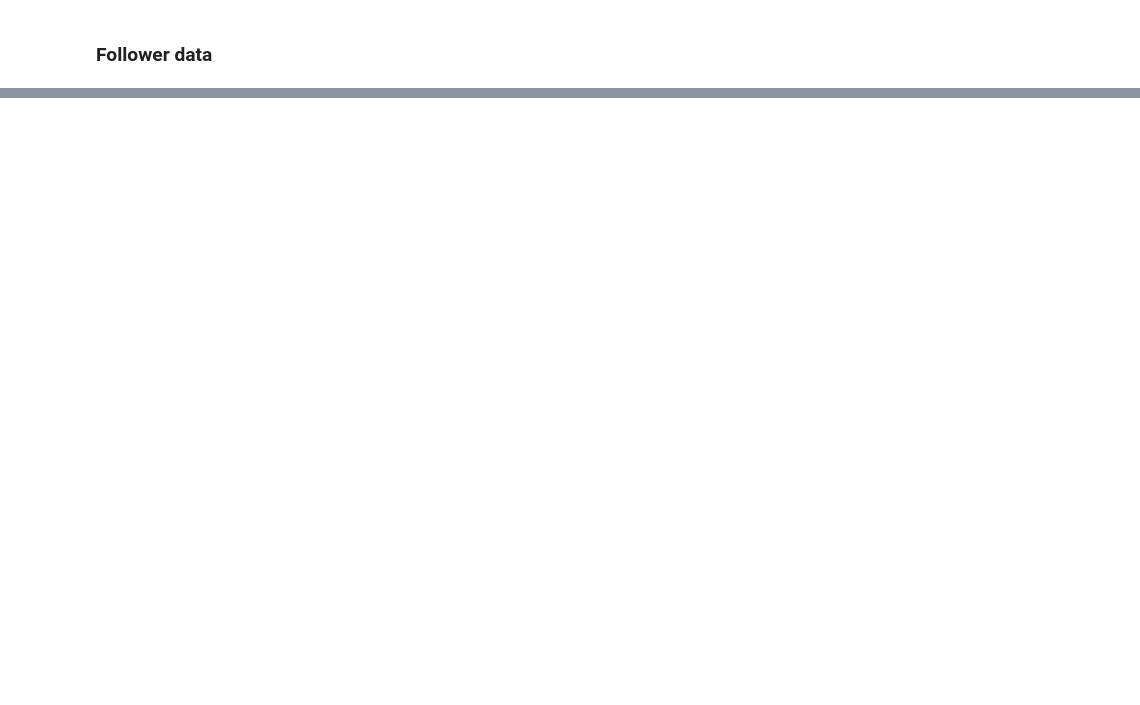
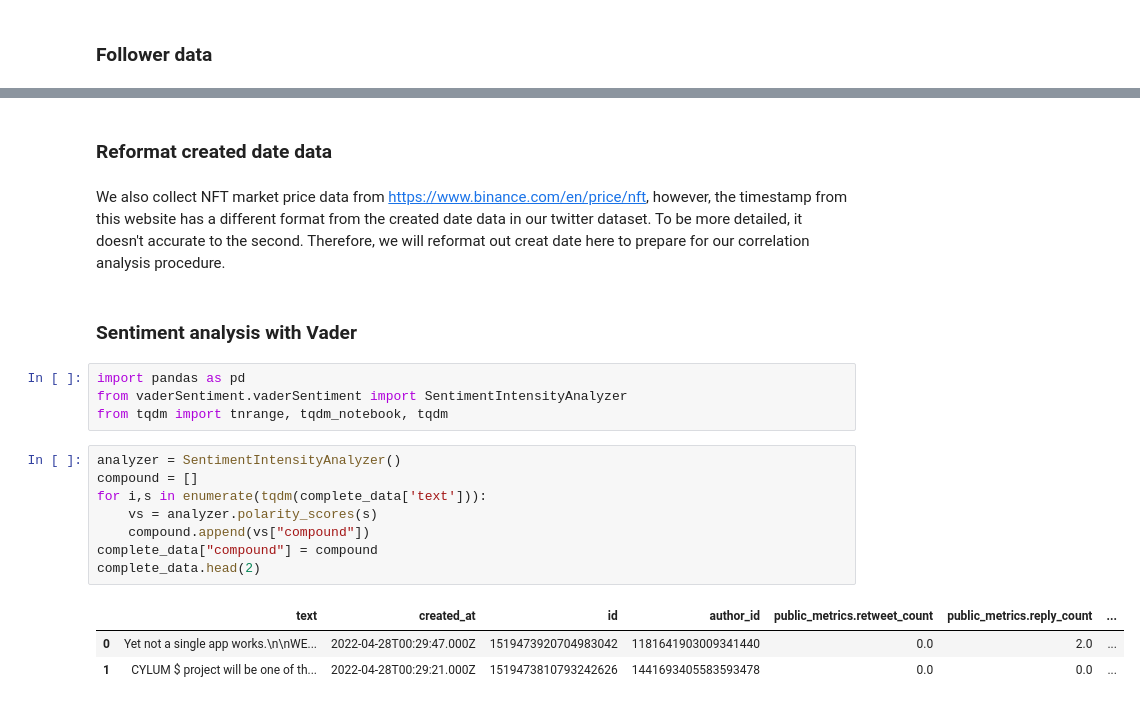
Before and after one commit to NicoleeC/BAD_CS294-196_FinalProject, a Jupyter notebook: Data_preprocessing.ipynb, the cells around one changed output, grey strips where cells are left out. Cells and saved outputs as stored; diff of their text form; blank space fills up the shorter version.

```diff
--- a/Data_preprocessing.ipynb
+++ b/Data_preprocessing.ipynb
@@ -103,0 +167,22 @@ follower_data
+# %% [markdown]
+### Reformat created date data
+# %% [markdown]
+We also collect NFT market price data from https://www.binance.com/en/price/nft, however, the timestamp from this website has a different format from the created date data in our twitter dataset. To be more detailed, it doesn't  accurate to the second. Therefore, we will reformat out creat date here to prepare for our correlation analysis procedure.
+# %% [markdown]
+### Sentiment analysis with Vader
+# %%
+import pandas as pd
+from vaderSentiment.vaderSentiment import SentimentIntensityAnalyzer
+from tqdm import tnrange, tqdm_notebook, tqdm
+# %%
+analyzer = SentimentIntensityAnalyzer()
+compound = []
+for i,s in enumerate(tqdm(complete_data['text'])):
+    vs = analyzer.polarity_scores(s)
+    compound.append(vs["compound"])
+complete_data["compound"] = compound
+complete_data.head(2)
+# %% [output]
+|  | text | created_at | id | author_id | public_metrics.retweet_count | public_metrics.reply_count | ... |
+| 0 | Yet not a single app works.\n\nWE... | 2022-04-28T00:29:47.000Z | 1519473920704983042 | 1181641903009341440 | 0.0 | 2.0 | ... |
+| 1 | CYLUM $ project will be one of th... | 2022-04-28T00:29:21.000Z | 1519473810793242626 | 1441693405583593478 | 0.0 | 0.0 | ... |
```
Also changed, not shown: parts of 24 cells of this notebook.
